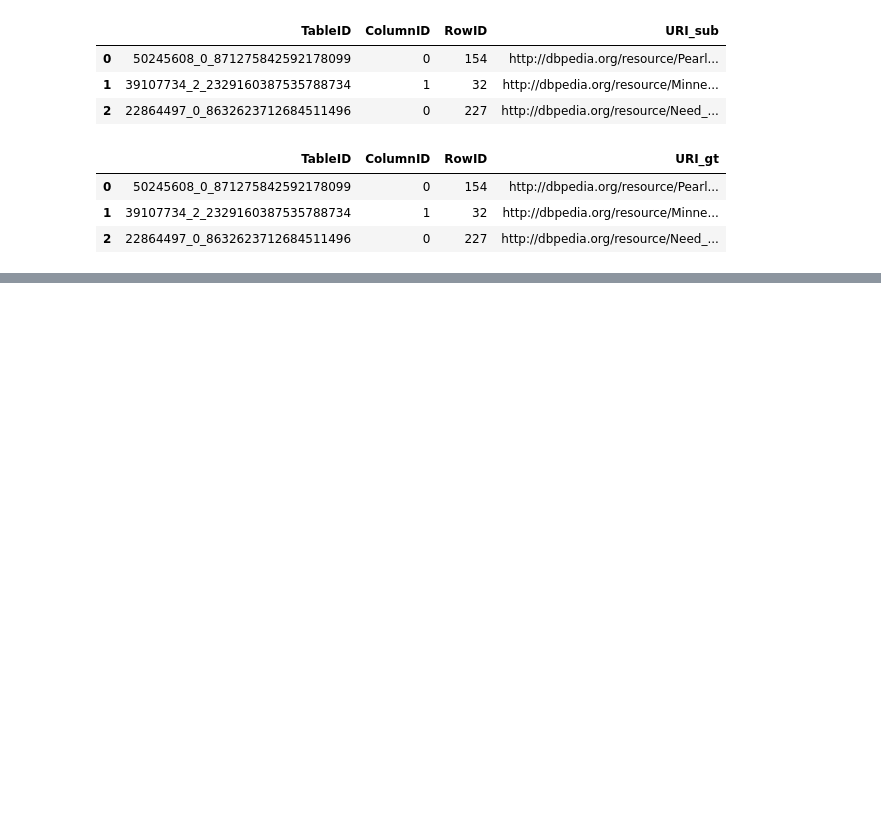
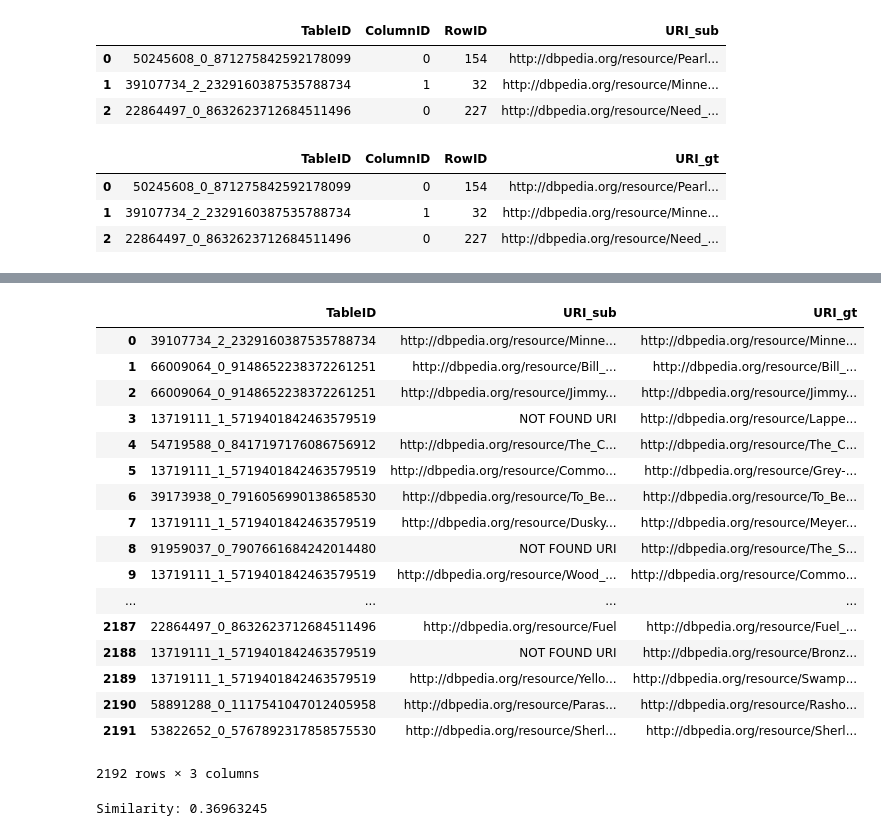
Before and after one commit to LiLatee/ZTI_projekt, a Jupyter notebook: jupyter/show_bad_results.ipynb, the cells around one changed output, grey strips where cells are left out. Drawn from its saved outputs; the diff is of its cells as text; code cells hidden in the pictures; blank space fills up the shorter version.

```diff
--- a/jupyter/show_bad_results.ipynb
+++ b/jupyter/show_bad_results.ipynb
@@ -85,0 +88,27 @@ merged_copy[merged_copy['ok'] == 0].to_csv("D:\\Dokumenty\\Zastosowanie Technolo
+# %%
+sub = pd.read_csv("D:\\Dokumenty\\Zastosowanie Technologii Informatycznych\\evaluator_codes\\evaluator_codes\\data\\results0.csv",
+                    sep = ',')
+# %%
+pd.set_option('display.max_colwidth', -1)
+pd.set_option('display.max_rows', 300)
+
+display(sub[['TableID','URI_sub','URI_gt']])
+# %% [output]
+|  | TableID | URI_sub | URI_gt |
+| 0 | 39107734_2_2329160387535788734 | http://dbpedia.org/resource/Minne... | http://dbpedia.org/resource/Minne... |
+| 1 | 66009064_0_9148652238372261251 | http://dbpedia.org/resource/Bill_... | http://dbpedia.org/resource/Bill_... |
+| 2 | 66009064_0_9148652238372261251 | http://dbpedia.org/resource/Jimmy... | http://dbpedia.org/resource/Jimmy... |
+| 3 | 13719111_1_5719401842463579519 | NOT FOUND URI | http://dbpedia.org/resource/Lappe... |
+| 4 | 54719588_0_8417197176086756912 | http://dbpedia.org/resource/The_C... | http://dbpedia.org/resource/The_C... |
+| 5 | 13719111_1_5719401842463579519 | http://dbpedia.org/resource/Commo... | http://dbpedia.org/resource/Grey-... |
+| 6 | 39173938_0_7916056990138658530 | http://dbpedia.org/resource/To_Be... | http://dbpedia.org/resource/To_Be... |
+| 7 | 13719111_1_5719401842463579519 | http://dbpedia.org/resource/Dusky... | http://dbpedia.org/resource/Meyer... |
+| 8 | 91959037_0_7907661684242014480 | NOT FOUND URI | http://dbpedia.org/resource/The_S... |
+| 9 | 13719111_1_5719401842463579519 | http://dbpedia.org/resource/Wood_... | http://dbpedia.org/resource/Commo... |
+| ... | ... | ... | ... |
+| 2187 | 22864497_0_8632623712684511496 | http://dbpedia.org/resource/Fuel | http://dbpedia.org/resource/Fuel_... |
+| 2188 | 13719111_1_5719401842463579519 | NOT FOUND URI | http://dbpedia.org/resource/Bronz... |
+| 2189 | 13719111_1_5719401842463579519 | http://dbpedia.org/resource/Yello... | http://dbpedia.org/resource/Swamp... |
+| 2190 | 58891288_0_1117541047012405958 | http://dbpedia.org/resource/Paras... | http://dbpedia.org/resource/Rasho... |
+| 2191 | 53822652_0_5767892317858575530 | http://dbpedia.org/resource/Sherl... | http://dbpedia.org/resource/Sherl... |
+2192 rows × 3 columns
@@ -85,0 +134,7 @@ merged_copy[merged_copy['ok'] == 0].to_csv("D:\\Dokumenty\\Zastosowanie Technolo
+# %%
+tokens = nlp('apple apgle')
+token1, token2 = tokens[0], tokens[1]
+
+print("Similarity:", token1.similarity(token2))
+# %% [output]
+Similarity: 0.36963245
```
Also changed, not shown: parts of 15 cells of this notebook, 3 other files.
